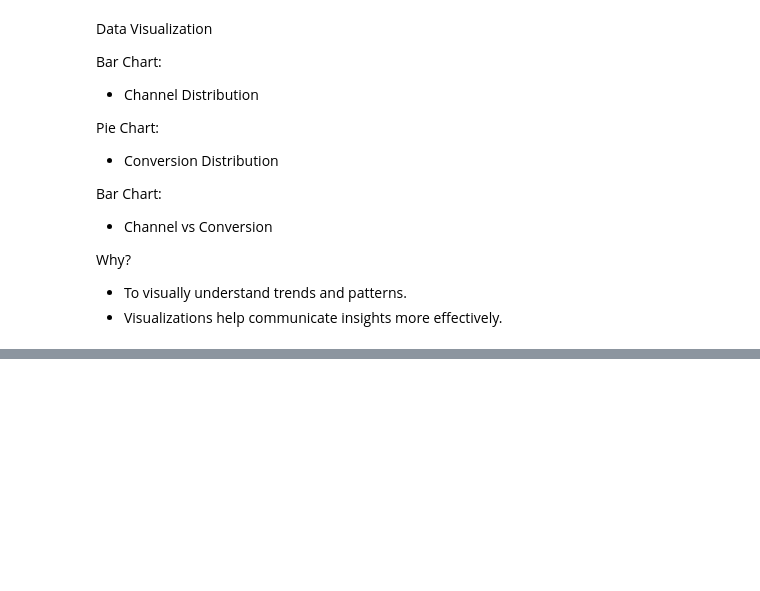
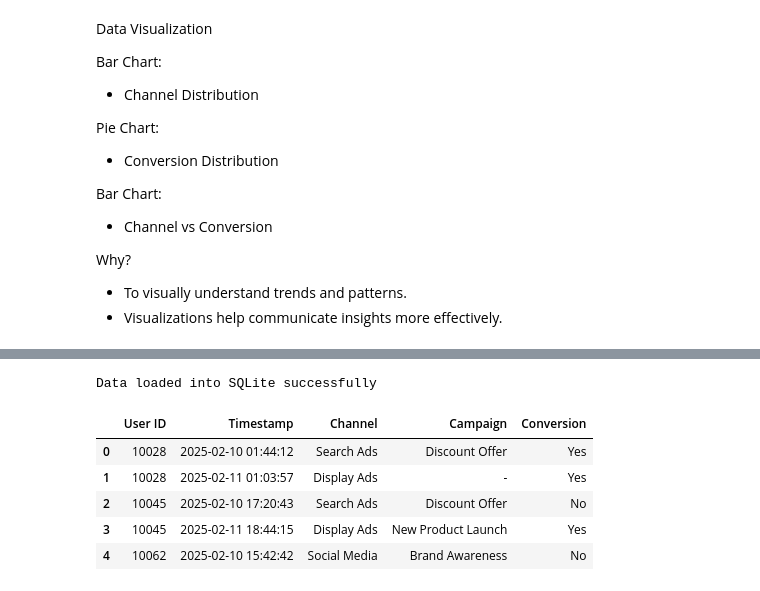
Before and after one commit to SUKstudent/Infotact_Data_Analytics_Internship, a Jupyter notebook: notebooks/EDA.ipynb, the cells around one changed output, grey strips where cells are left out. Saved outputs shown, nothing was run; the diff lists cells and outputs as text; code cells hidden in the pictures; blank space fills up the shorter version.

```diff
--- a/notebooks/EDA.ipynb
+++ b/notebooks/EDA.ipynb
@@ -234,0 +359,26 @@ Why?
+# %%
+df.to_sql(
+    'marketing_data',
+    conn,
+    if_exists='replace',
+    index=False
+)
+
+print("Data loaded into SQLite successfully")
+# %% [output]
+Data loaded into SQLite successfully
+# %%
+query = """
+SELECT *
+FROM marketing_data
+LIMIT 5;
+"""
+
+pd.read_sql(query, conn)
+# %% [output]
+|  | User ID | Timestamp | Channel | Campaign | Conversion |
+| 0 | 10028 | 2025-02-10 01:44:12 | Search Ads | Discount Offer | Yes |
+| 1 | 10028 | 2025-02-11 01:03:57 | Display Ads | - | Yes |
+| 2 | 10045 | 2025-02-10 17:20:43 | Search Ads | Discount Offer | No |
+| 3 | 10045 | 2025-02-11 18:44:15 | Display Ads | New Product Launch | Yes |
+| 4 | 10062 | 2025-02-10 15:42:42 | Social Media | Brand Awareness | No |
```
Also changed, not shown: parts of 21 cells of this notebook.
